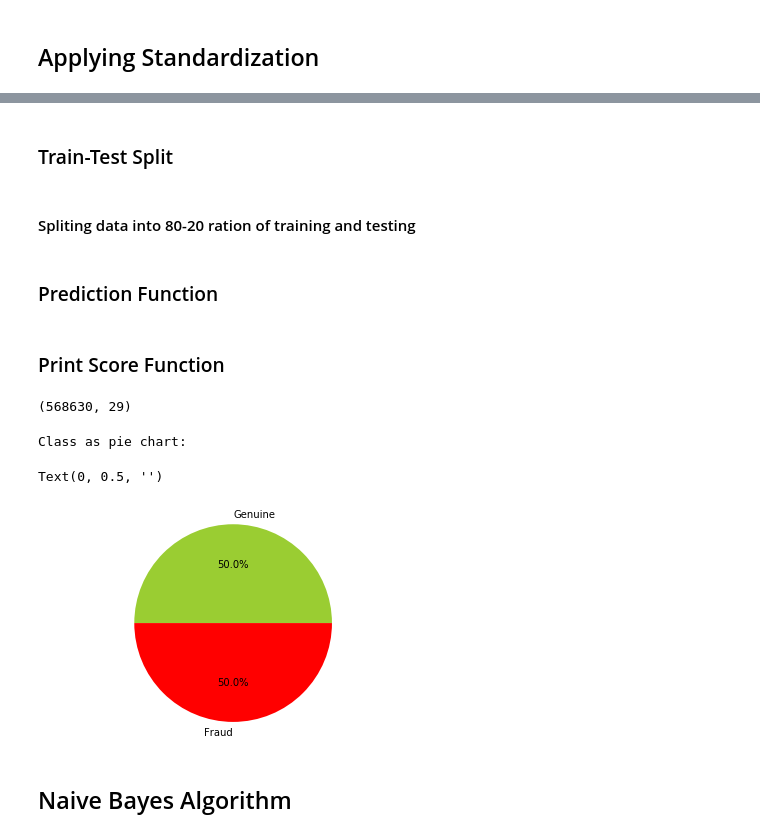
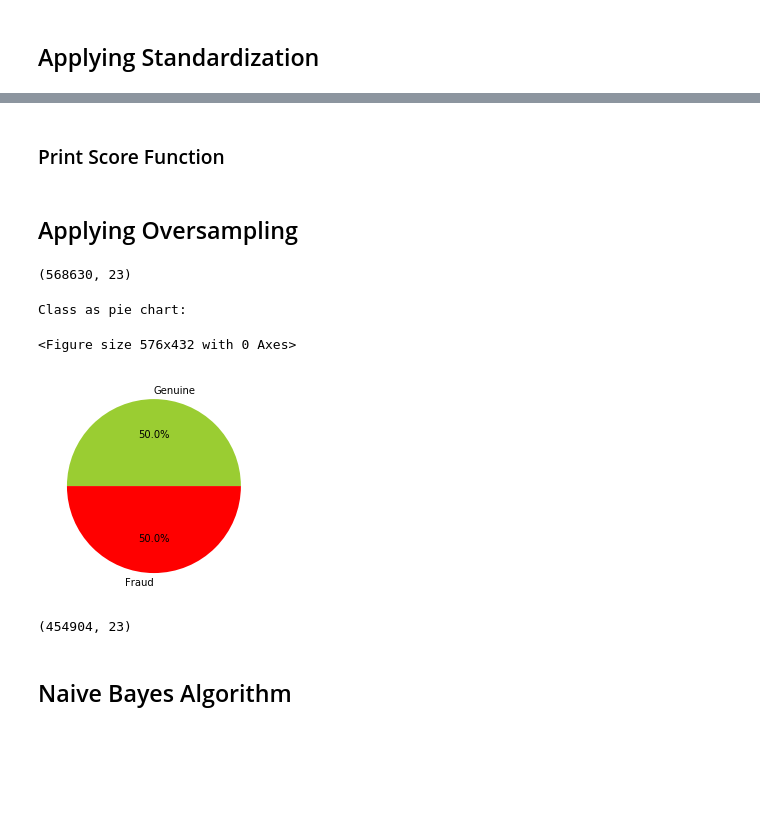
Before and after one commit to kamlesh11/Credit-Card-Fraud-Detection, a Jupyter notebook: Credit card fraud detection Oversampling.ipynb, the cells around one changed output, grey strips where cells are left out. Cells and saved outputs as stored; diff of their text form; code cells hidden in the pictures; blank space fills up the shorter version.

```diff
--- a/Credit card fraud detection Oversampling.ipynb
+++ b/Credit card fraud detection Oversampling.ipynb
@@ -50,2 +32,0 @@ Text(0, 0.5, '')
-# %%
-data = data.drop(['Time'],axis=1)
@@ -70,4 +51,0 @@ data.head()
-# %% [markdown]
-### Train-Test Split
-# %% [markdown]
-#### Spliting data into 80-20 ration of training and testing
@@ -86,2 +51,0 @@ def split_data(df,drop_list):
-# %% [markdown]
-### Prediction Function
@@ -125,9 +67,15 @@ drop_list = ['V28','V27','V26','V25','V24','V23','V22','V20','V15','V13','V8']
+# %%
+drop_list = ['Time','V13','V15','V22','V26','V25','V23']
+# %%
+data=data.drop(drop_list,axis=1)
 # %%
-Y = data['Class']
-X=data.drop(['Class'], axis = 1)
+X=data.drop('Class',axis=1)
+Y=data['Class']
+# %% [markdown]
+## Applying Oversampling
 # %%
 X_resample, y_resample = SMOTE().fit_resample(X, Y)
 # %%
 X_resample.shape
 # %% [output]
-(568630, 29)
+(568630, 23)
@@ -137,11 +82,13 @@ OverSampledData['Class']=y_resample.values
 # %%
 # Check Class variables that has 0 value for Genuine transactions and 1 for Fraud
+plt.figure(figsize=(8,6))
 print("Class as pie chart:")
 fig, ax = plt.subplots(1, 1)
-ax.pie(OverSampledData.Class.value_counts(),autopct='%1.1f%%', labels=['Genuine','Fraud'], colors=['yellowgreen','r'])
-plt.axis('equal')
+ax.pie(y_resample.value_counts(),autopct='%1.1f%%', labels=['Genuine','Fraud'], colors=['yellowgreen','r'])
+plt.axis('on')
 plt.ylabel('')
+plt.show()
 # %% [output]
 Class as pie chart:
-Text(0, 0.5, '')
+<Figure size 576x432 with 0 Axes>
-[figure, old version]
+[figure, new version]
@@ -150,3 +99,7 @@ x_Train,x_Test,y_Train,y_Test=split_data(OverSampledData,drop_list)
+# %%
+x_Train.shape
+# %% [output]
+(454904, 23)
 # %% [markdown]
 ## Naive Bayes Algorithm
 # %% [markdown]
```
Also changed, not shown: parts of 83 cells of this notebook, 2 other files.
